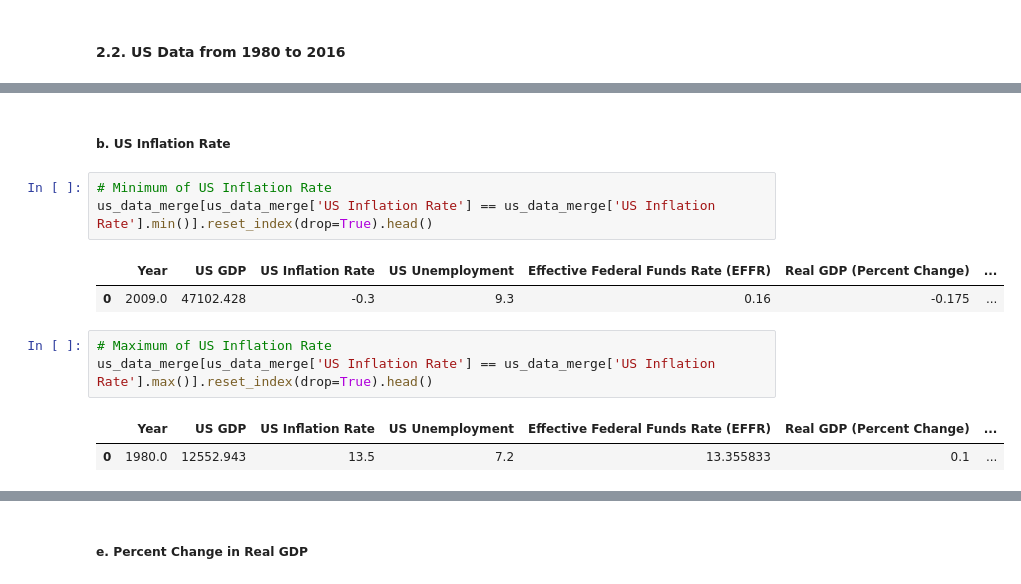
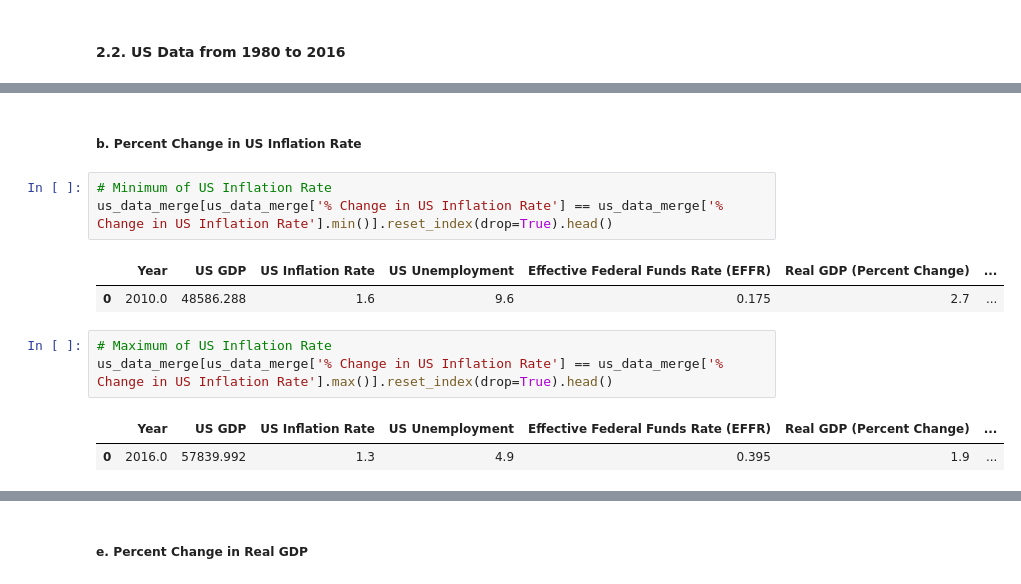
Before and after one commit to jal004/COGS108_SP22_Group009_Project, a Jupyter notebook: FinalProjectGroup009Sp22.ipynb, the cells around one changed output, grey strips where cells are left out. Drawn from its saved outputs; the diff is of its cells as text.

```diff
--- a/FinalProjectGroup009Sp22.ipynb
+++ b/FinalProjectGroup009Sp22.ipynb
@@ -660,14 +700,14 @@ us_data_merge[us_data_merge['US GDP'] == us_data_merge['US GDP'].max()].reset_in
 # %% [markdown]
-##### b. US Inflation Rate
+##### b. Percent Change in US Inflation Rate
 # %%
 # Minimum of US Inflation Rate
-us_data_merge[us_data_merge['US Inflation Rate'] == us_data_merge['US Inflation Rate'].min()].reset_index(drop=True).head()
+us_data_merge[us_data_merge['% Change in US Inflation Rate'] == us_data_merge['% Change in US Inflation Rate'].min()].reset_index(drop=True).head()
 # %% [output]
 |  | Year | US GDP | US Inflation Rate | US Unemployment | Effective Federal Funds Rate (EFFR) | Real GDP (Percent Change) | ... |
-| 0 | 2009.0 | 47102.428 | -0.3 | 9.3 | 0.16 | -0.175 | ... |
+| 0 | 2010.0 | 48586.288 | 1.6 | 9.6 | 0.175 | 2.7 | ... |
 # %%
 # Maximum of US Inflation Rate
-us_data_merge[us_data_merge['US Inflation Rate'] == us_data_merge['US Inflation Rate'].max()].reset_index(drop=True).head()
+us_data_merge[us_data_merge['% Change in US Inflation Rate'] == us_data_merge['% Change in US Inflation Rate'].max()].reset_index(drop=True).head()
 # %% [output]
 |  | Year | US GDP | US Inflation Rate | US Unemployment | Effective Federal Funds Rate (EFFR) | Real GDP (Percent Change) | ... |
-| 0 | 1980.0 | 12552.943 | 13.5 | 7.2 | 13.355833 | 0.1 | ... |
+| 0 | 2016.0 | 57839.992 | 1.3 | 4.9 | 0.395 | 1.9 | ... |
```
Also changed, not shown: parts of 36 cells of this notebook.
